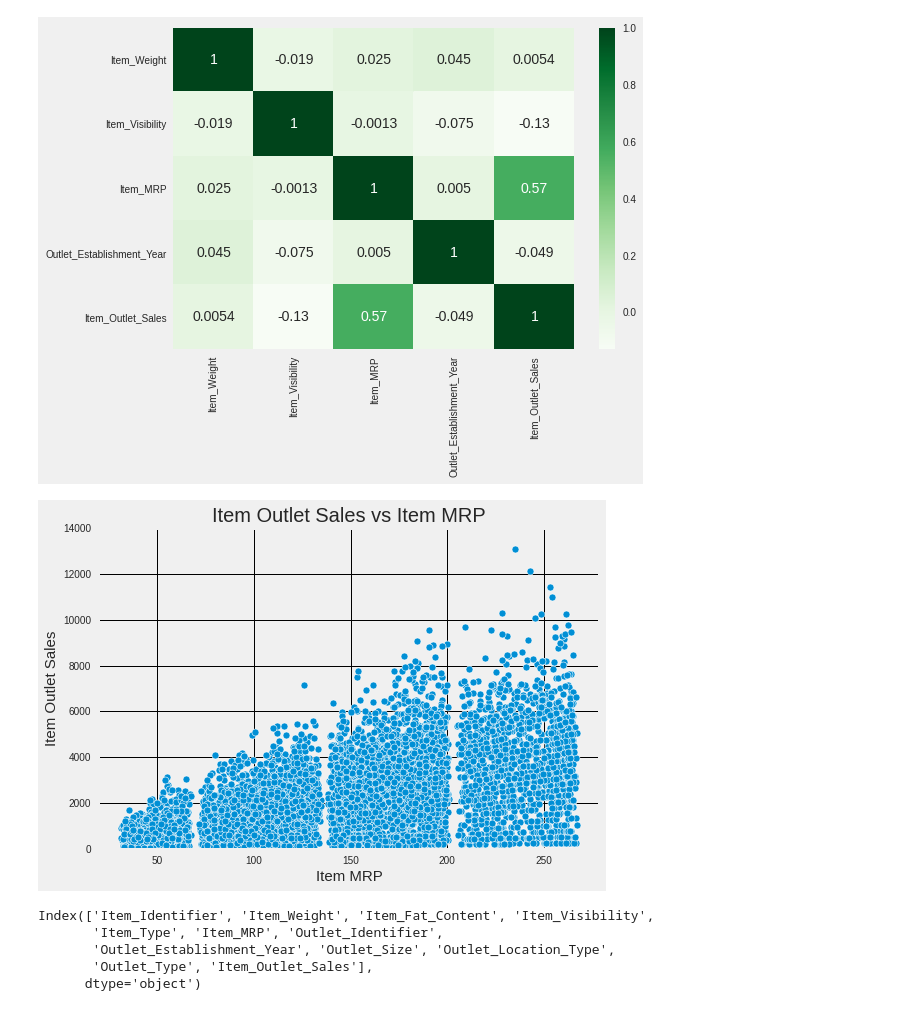
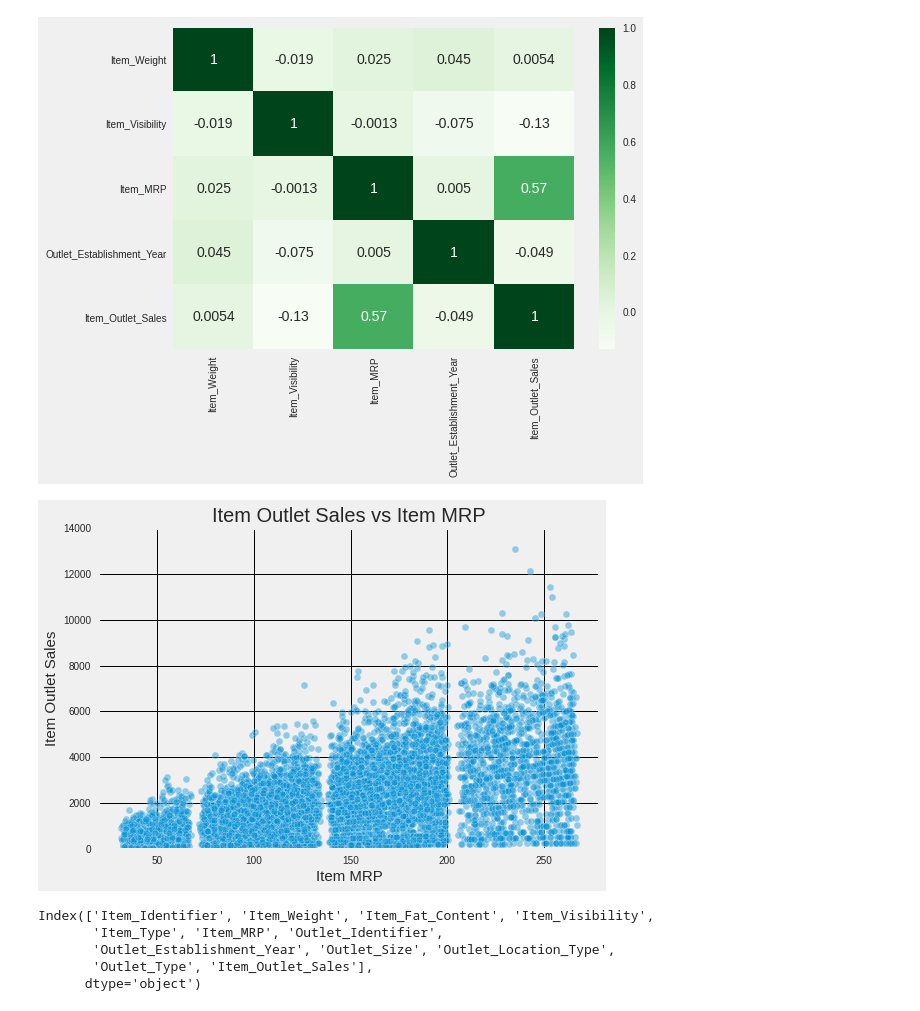
Before and after one commit to Savvy-Slowley/Sales_Predictions, a Jupyter notebook: Sales_Predictions.ipynb, the cells around one changed output. Cells and saved outputs as stored; diff of their text form; code cells hidden in the pictures.

```diff
--- a/Sales_Predictions.ipynb
+++ b/Sales_Predictions.ipynb
@@ -301,14 +309,14 @@ sns.heatmap(corr, cmap='Greens', annot=True);
 [figure]
 # %%
 # Item MRP and Item Outlet Sales have a high correlation
-sns.scatterplot(x = df['Item_MRP'], y = df['Item_Outlet_Sales']);
+sns.scatterplot(x = df['Item_MRP'], y = df['Item_Outlet_Sales'], alpha=.4);
 plt.title('Item Outlet Sales vs Item MRP', fontsize = 20);
 plt.xlabel("Item MRP", fontsize = 15);
 plt.ylabel("Item Outlet Sales", fontsize = 15);
 plt.ylim(bottom=0, top=14000);
 plt.grid(color='k')
 # %% [output]
-[figure, old version]
+[figure, new version]
 # %%
 df.columns
 # %% [output]
```
Also changed, not shown: parts of 51 cells of this notebook.
